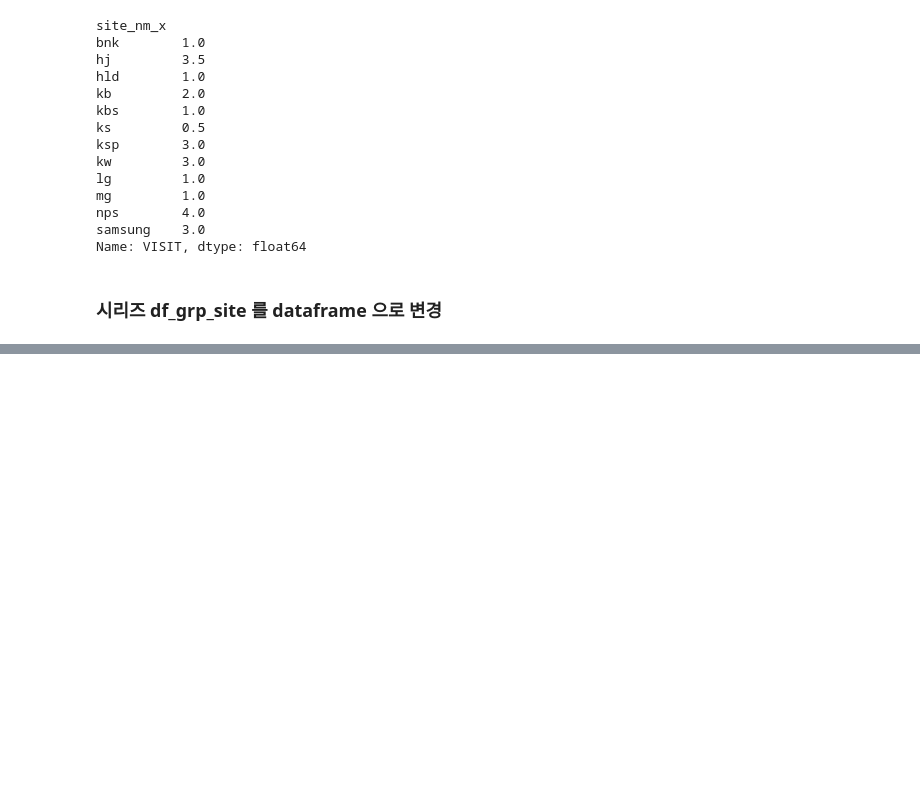
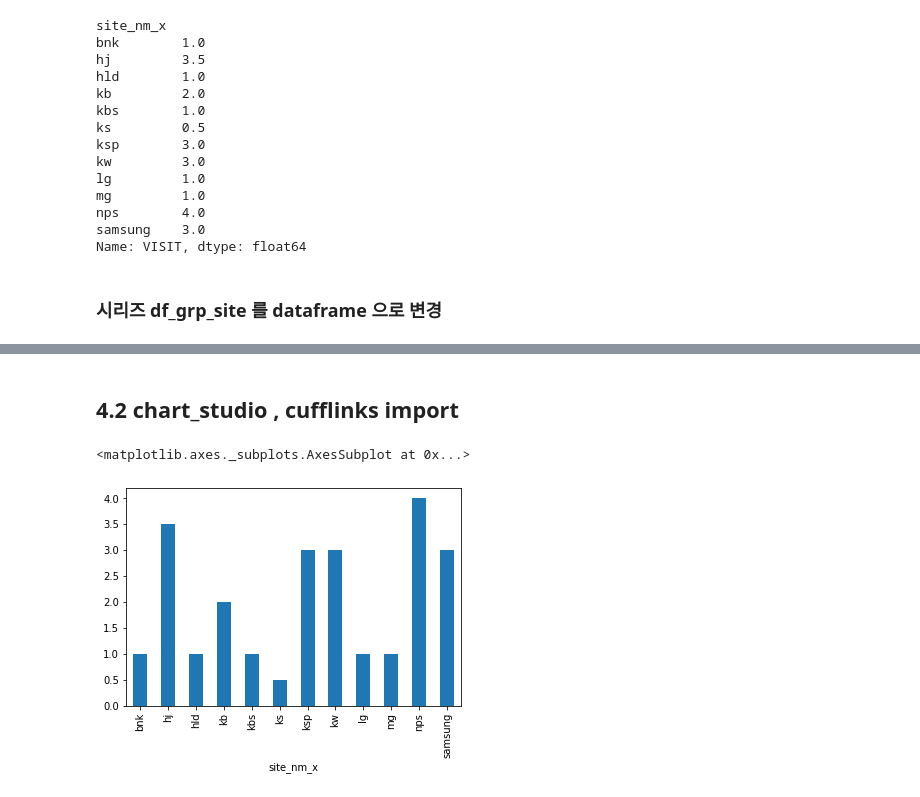
Before and after one commit to johyunkang/python-ml-guide, a Jupyter notebook: excel_pandas.ipynb, the cells around one changed output, grey strips where cells are left out. Cells and saved outputs as stored; diff of their text form; code cells hidden in the pictures; blank space fills up the shorter version.

```diff
--- a/excel_pandas.ipynb
+++ b/excel_pandas.ipynb
@@ -223,0 +257,2 @@ df_grp_site.head(20)
+# %% [markdown]
+## 4.2 chart_studio , cufflinks import
@@ -223,0 +263,6 @@ df_grp_site.head(20)
+# %%
+
+df_grp_site.plot(kind='bar') # graph kind bar | hist | scatter
+# %% [output]
+<matplotlib.axes._subplots.AxesSubplot at 0x...>
+[figure, added]
```
Also changed, not shown: parts of 5 cells of this notebook.
